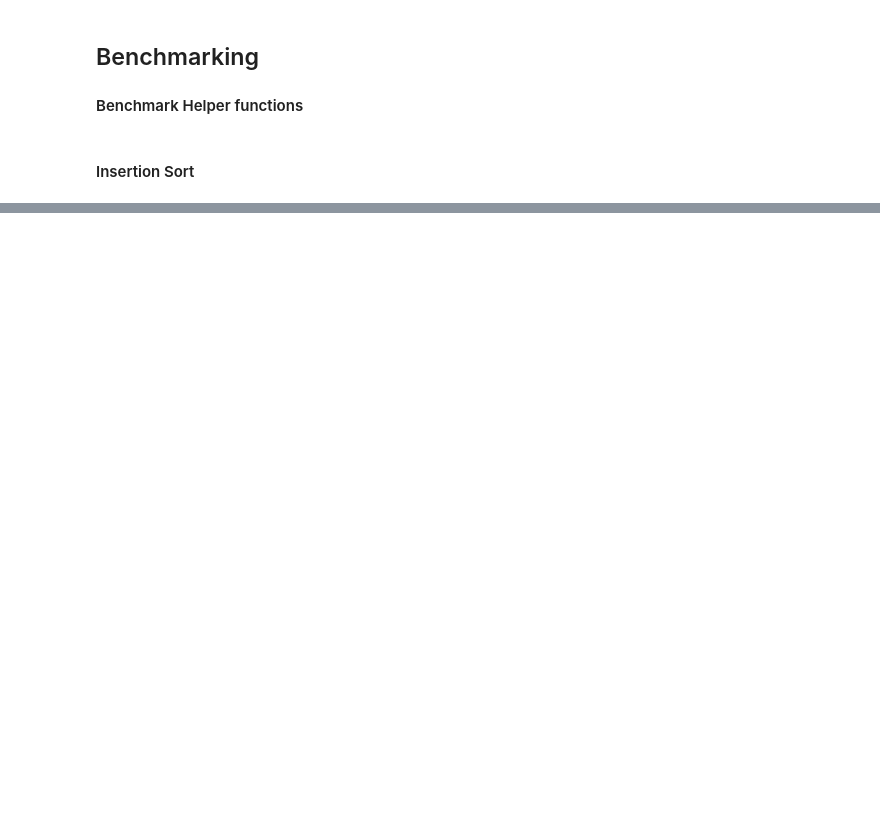
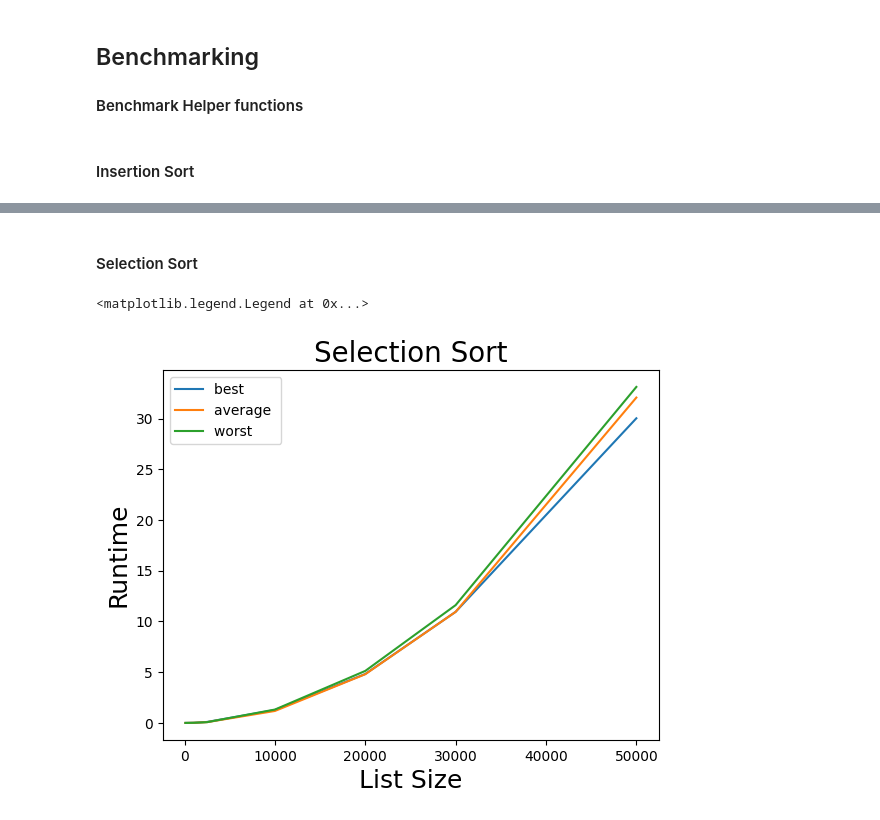
Before and after one commit to xiugaze/csc3310-program-2, a Jupyter notebook: sorting.ipynb, the cells around one changed output, grey strips where cells are left out. Cells and saved outputs as stored; diff of their text form; code cells hidden in the pictures; blank space fills up the shorter version.

```diff
--- a/sorting.ipynb
+++ b/sorting.ipynb
@@ -107,0 +184,19 @@ KeyError: <Ordering.Unsorted: 1>
+# %% [markdown]
+#### Selection Sort
+# %%
+ss_run_times = {"best": [], "worst": [], "average": []}
+for size in list_sizes:
+    ss_run_times["best"].append(benchmark(selection_sort, generate_list(Ordering.Sorted, size)))
+    ss_run_times["worst"].append(benchmark(selection_sort, generate_list(Ordering.RevSorted, size)))
+    ss_run_times["average"].append(benchmark(selection_sort, generate_list(Ordering.Unsorted, size)))
+
+plt.plot(list_sizes, ss_run_times["best"], label="best ")
+plt.plot(list_sizes, ss_run_times["average"], label="average ")
+plt.plot(list_sizes, ss_run_times["worst"], label="worst ")
+plt.xlabel("List Size", fontsize=18)
+plt.ylabel("Runtime", fontsize=18)
+plt.title("Selection Sort", fontsize=20)
+plt.legend()
+# %% [output]
+<matplotlib.legend.Legend at 0x...>
+[figure, added]
```
Also changed, not shown: parts of 11 cells of this notebook.
